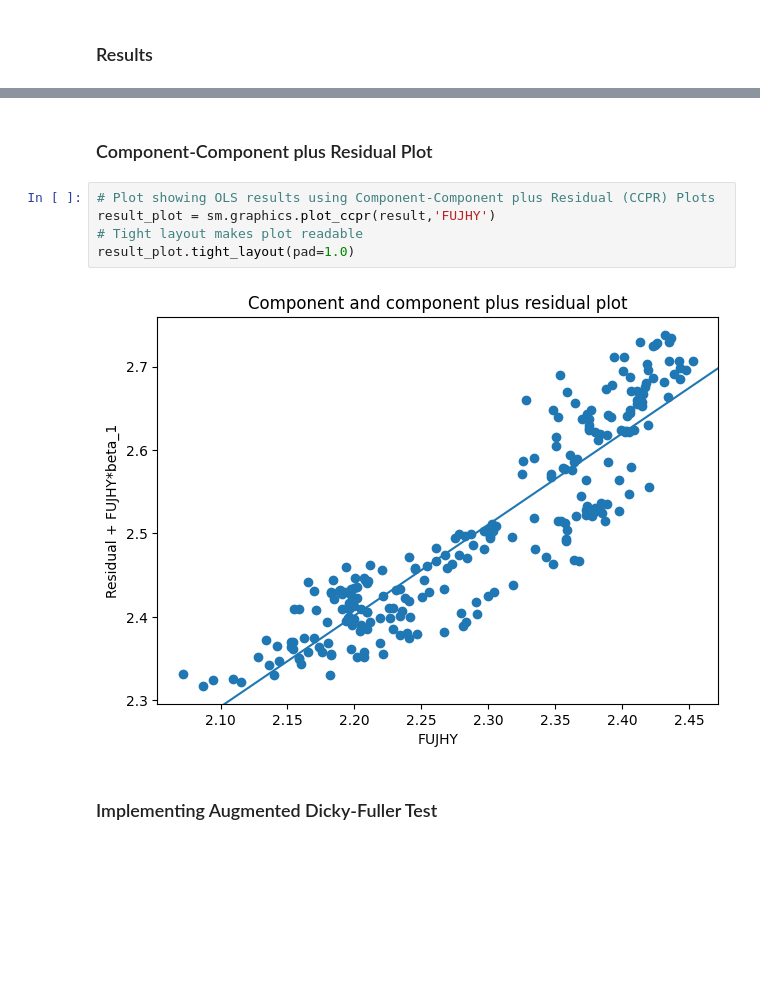
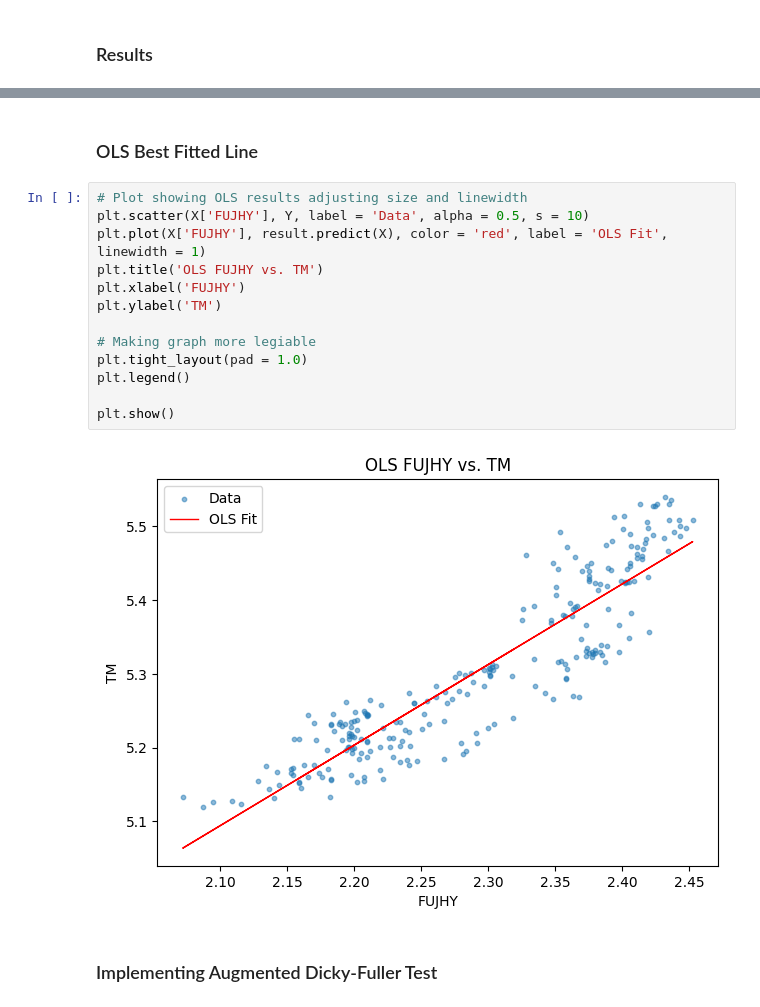
Before and after one commit to victoria-uriostegui/Pairs-Trading-Repo-ED-VU-Fall-24-, a Jupyter notebook: pairs_trading.ipynb, the cells around one changed output, grey strips where cells are left out. Drawn from its saved outputs; the diff is of its cells as text; blank space fills up the shorter version.

```diff
--- a/pairs_trading.ipynb
+++ b/pairs_trading.ipynb
@@ -262,15 +278,23 @@ Covariance Type:            nonrobust
 
 Notes:
 [1] Standard Errors assume that the covariance matrix of the errors is correctly specified.
-# %% [markdown]
-### Component-Component plus Residual Plot
-# %%
-# Plot showing OLS results using Component-Component plus Residual (CCPR) Plots
-result_plot = sm.graphics.plot_ccpr(result,'FUJHY')
-# Tight layout makes plot readable
-result_plot.tight_layout(pad=1.0)
-# %% [output]
-[figure, removed]
+# %% [markdown]
+### OLS Best Fitted Line
+# %%
+# Plot showing OLS results adjusting size and linewidth
+plt.scatter(X['FUJHY'], Y, label = 'Data', alpha = 0.5, s = 10)
+plt.plot(X['FUJHY'], result.predict(X), color = 'red', label = 'OLS Fit', linewidth = 1)
+plt.title('OLS FUJHY vs. TM')
+plt.xlabel('FUJHY')
+plt.ylabel('TM')
+
+# Making graph more legiable
+plt.tight_layout(pad = 1.0)
+plt.legend()
+
+plt.show()
+# %% [output]
+[figure, added]
 # %% [markdown]
 ### Implementing Augmented Dicky-Fuller Test
 # %%
```
Also changed, not shown: parts of 8 cells of this notebook.
